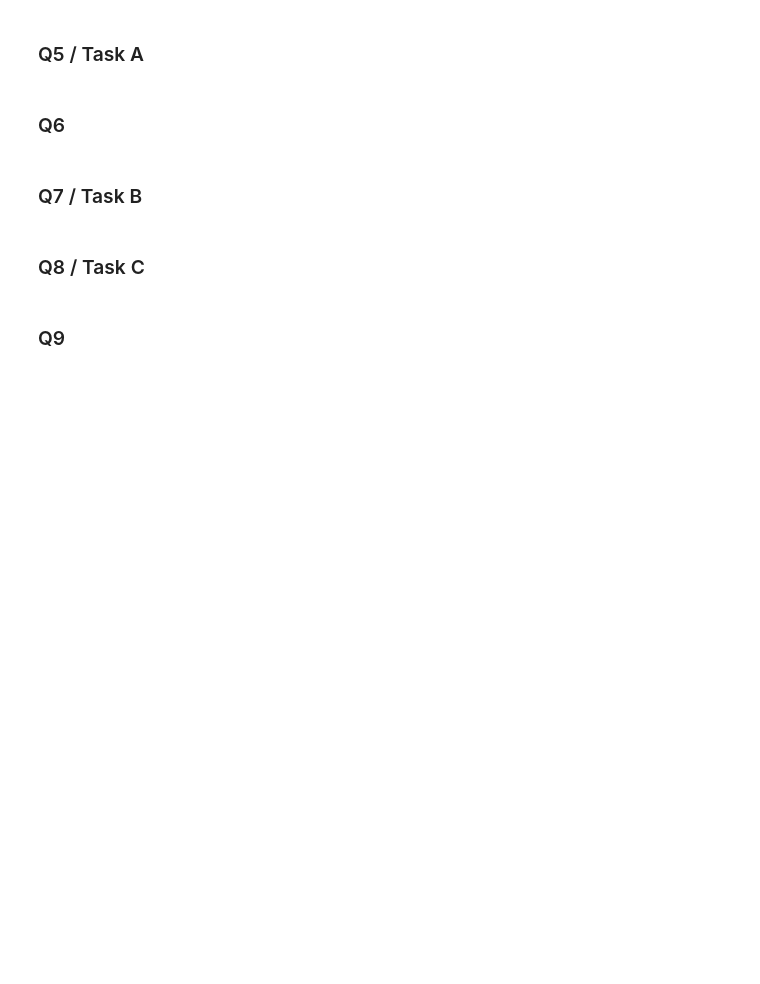
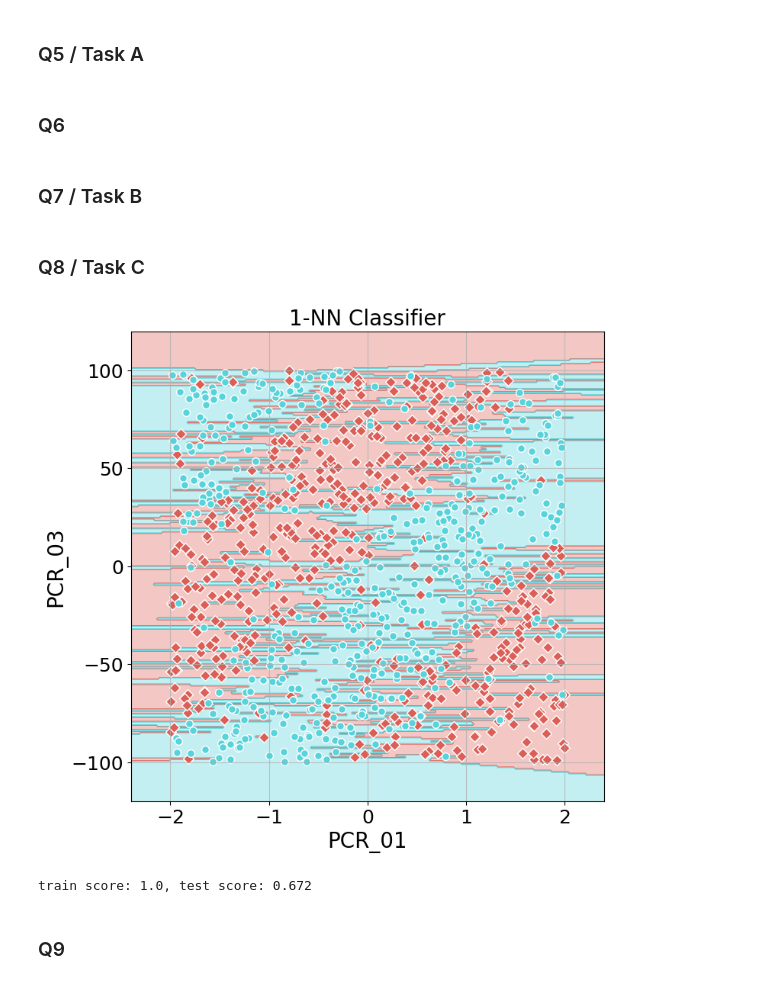
Before and after one commit to dgershko/iml_hw1, a Jupyter notebook: hw1.ipynb, the cells around one changed output. Drawn from its saved outputs; the diff is of its cells as text; code cells hidden in the pictures; blank space fills up the shorter version.

```diff
--- a/hw1.ipynb
+++ b/hw1.ipynb
@@ -132,24 +132,28 @@ class kNN(BaseEstimator, ClassifierMixin):
 # %%
 # Q8 / Task C
 
 train_set, test_set, train_labels, test_labels = train_test_split(
     data_frame[["PCR_01", "PCR_03"]],
     data_frame["spread"],
     random_state=randomness,
     test_size=0.2,
 )
+
 # print(len(train_set), len(test_set))
 knn = kNN(n_neighbors=1)
 knn.fit(train_set, train_labels)
 predictions = knn.predict(test_set)
 
 
 import visualize_clf
 
-visualize_clf.visualize_clf(knn, test_set, test_labels, "1-NN Classifier", "PCR_01", "PCR_03")
+visualize_clf.visualize_clf(knn, train_set, train_labels, "1-NN Classifier", "PCR_01", "PCR_03")
 train_score = knn.score(train_set, train_labels)
 test_score = knn.score(test_set, test_labels)
 print(f"train score: {train_score}, test score: {test_score}")
+# %% [output]
+[figure, added]
+train score: 1.0, test score: 0.672
 # %% [markdown]
 ### Q9
 # %%
```
Also changed, not shown: parts of 8 cells of this notebook, 1 other file.
